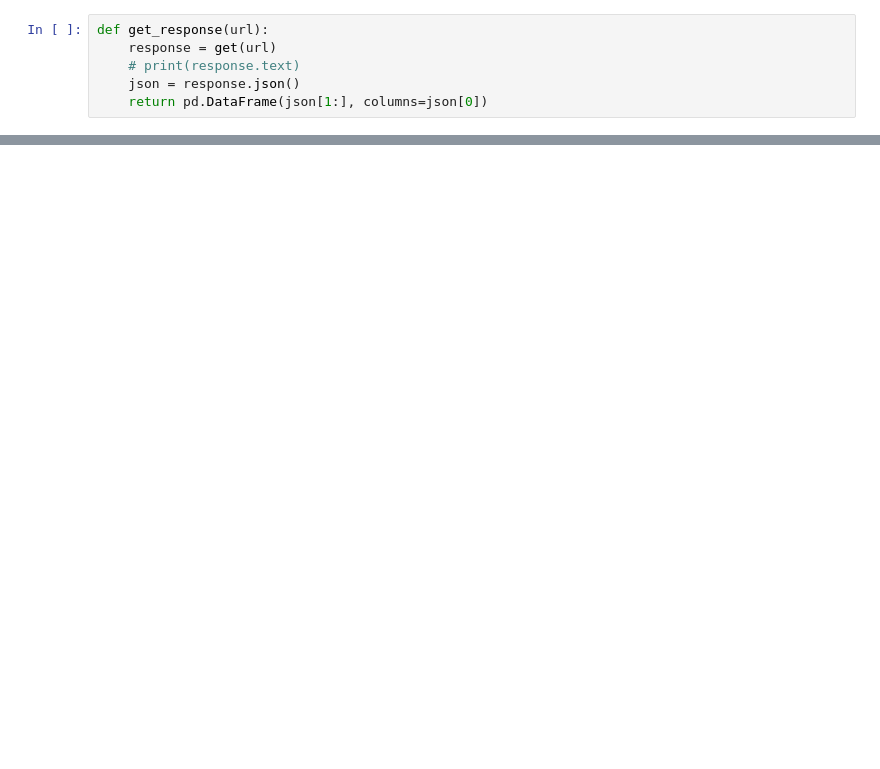
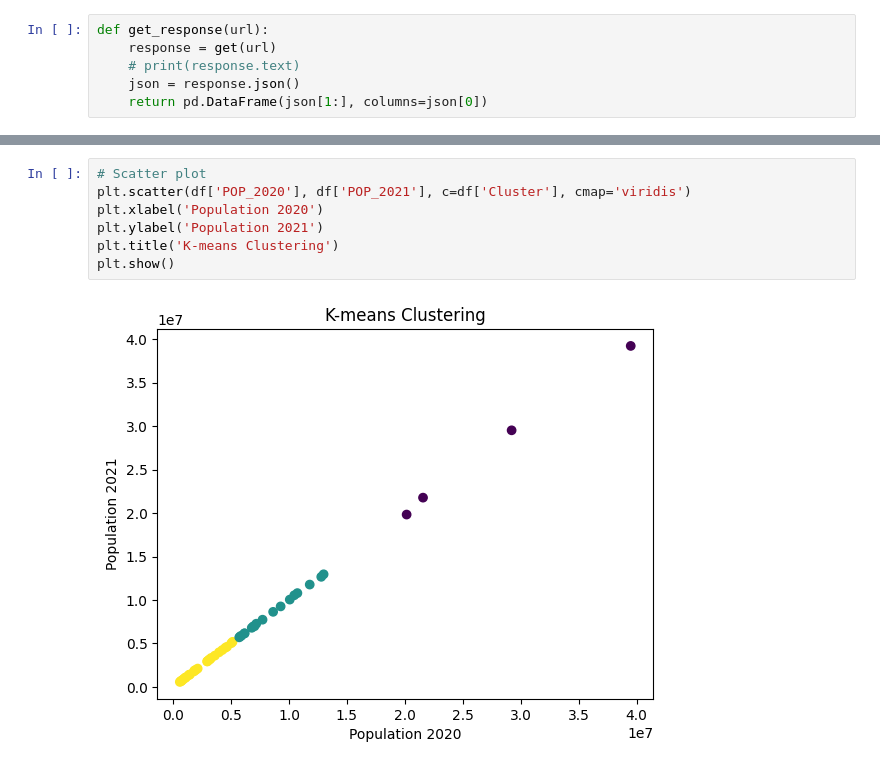
Before and after one commit to SGnawali25/ML-final-project, a Jupyter notebook: FinalProject.ipynb, the cells around one changed output, grey strips where cells are left out. Cells and saved outputs as stored; diff of their text form; blank space fills up the shorter version.

```diff
--- a/FinalProject.ipynb
+++ b/FinalProject.ipynb
@@ -153,0 +159,9 @@ ValueError: ignored
+# %%
+# Scatter plot
+plt.scatter(df['POP_2020'], df['POP_2021'], c=df['Cluster'], cmap='viridis')
+plt.xlabel('Population 2020')
+plt.ylabel('Population 2021')
+plt.title('K-means Clustering')
+plt.show()
+# %% [output]
+[figure, added]
```
Also changed, not shown: parts of 14 cells of this notebook, 5 other files.
